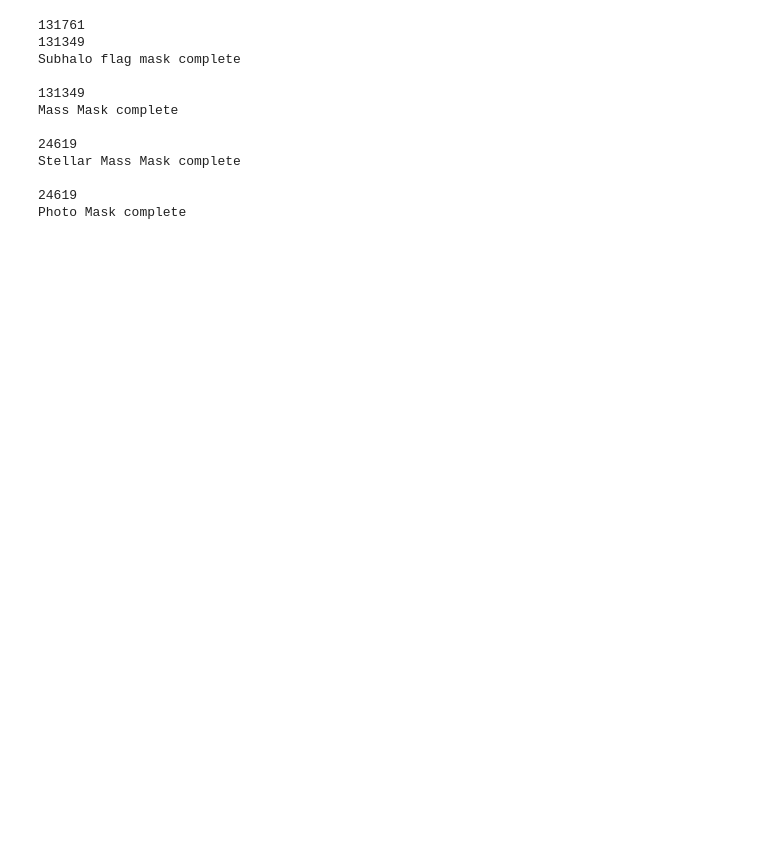
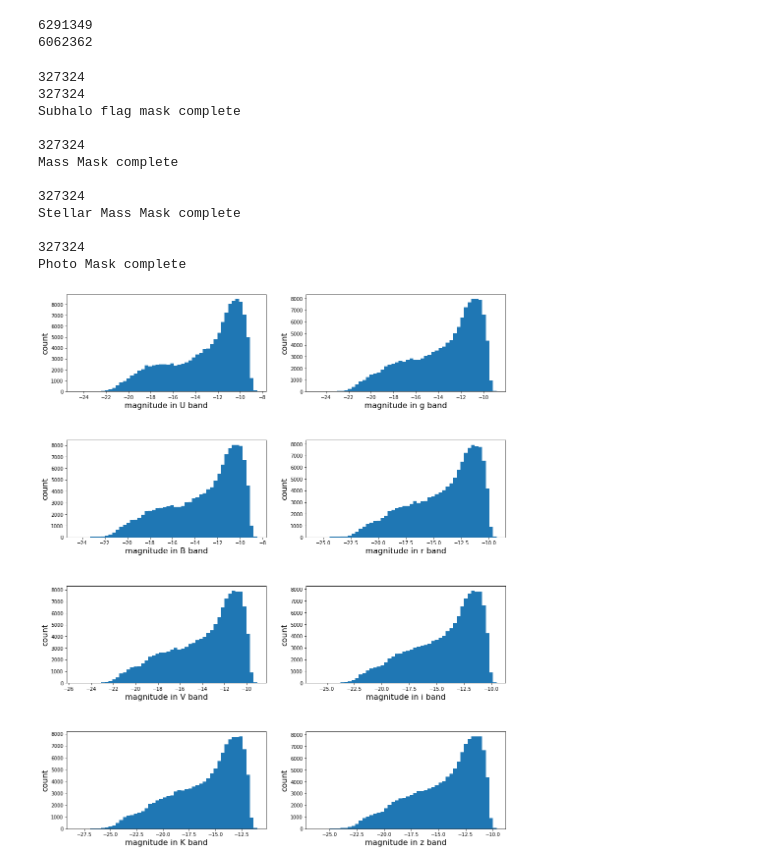
Before and after one commit to hereami321/IllustrisGalaxyAnalysis, a Jupyter notebook: Color Plots IllustrisTNG.ipynb, the cells around one changed output. Cells and saved outputs as stored; diff of their text form; code cells hidden in the pictures; blank space fills up the shorter version.

```diff
--- a/Color Plots IllustrisTNG.ipynb
+++ b/Color Plots IllustrisTNG.ipynb
@@ -7,8 +7,12 @@ import scipy
 from astropy.table import Table
 # %%
 #Load TNG
-basePath = 'D:/Buhv2020Work/Illustris-3/output'
-snapshot_ind = 66 #redshift ?
+#Illustris-3
+basePath = 'D:/Buhv2020Work/illustris-100-1/output'
+snapshot_ind = 99 #redshift ?
+
+header = il.groupcat.loadHeader(basePath, snapshot_ind)
+scale_factor = header['Time']
 
 subhalo_grp = il.groupcat.loadSubhalos(basePath, snapshot_ind)
 halo_grp = il.groupcat.loadHalos(basePath, snapshot_ind)
@@ -27,14 +31,33 @@ for i in range(1, len(halo_keys)):
 #print(subhalo_table)
 #print(halo_table)
 # %%
+
 #We start out by masking out halos with no subhalohalo_table['GroupFirstSub'])
-print(len(halo_table['GroupNsubs']))
+#print(np.mean(halo_table['GroupNsubs']))
+"""
+table_cut = halo_table[halo_table['GroupNsubs']>100]
+print(len(table_cut))
+mass = np.array(np.log10(table_cut["GroupMass"]*1e10/0.704))
+print(np.mean(mass))
+plt.hist(mass, bins=100)
+plt.show()
+"""
+"""
+mass = np.array(np.log10(halo_table["GroupMass"]*1e10/0.704))
+print(len(halo_table[mass>12.5]))
+print(len(halo_table))
+"""
+print(len(halo_table))
+print(len(halo_table[halo_table['GroupLenType'][:,4]<1]))
 
 #plt.hist(halo_table['GroupLen'], bins=100)
-sorted = np.sort(halo_table['GroupLen'])
-print(sorted[0:130000])
+#sorted = np.sort(halo_table['GroupLen'])
+#print(sorted[0:130000])
 
-plt.hist(sorted[0:130000], bins=100)
+#plt.hist(sorted[0:130000], bins=100)
+# %% [output]
+6291349
+6062362
 # %%
 #Applying basic subahlo cuts to remove junk data:
 print(len(subhalo_table))
@@ -42,6 +65,7 @@ print(len(subhalo_table))
 subhalo_table = subhalo_table[subhalo_table['SubhaloFlag']]
 print(len(subhalo_table))
 print('Subhalo flag mask complete\n')
+
 
 subhalo_table = subhalo_table[subhalo_table['SubhaloMass']!=0]
 print(len(subhalo_table))
@@ -60,31 +84,34 @@ print(len(subhalo_table))
 print('Photo Mask complete \n\n')
 pre_masscut = subhalo_table
 # %% [output]
-131761
-131349
+327324
+327324
 Subhalo flag mask complete
 
-131349
+327324
 Mass Mask complete
 
-24619
+327324
 Stellar Mass Mask complete
 
-24619
+327324
 Photo Mask complete
 # %%
+#Overall plot
 subhalomass = np.array(np.log10(subhalo_table["SubhaloMassInHalfRad"]*1e10/0.704))
-mask = subhalomass > 10.3
+mask = subhalomass > 9
 st = subhalo_table[mask]
-
+#st = subhalo_table
 fig, ax = plt.subplots(4,2)
 fig.set_size_inches(16,20)
 plt.subplots_adjust(hspace = 0.5)
 band_names = ['U', 'B', 'V','K', 'g', 'r', 'i', 'z']
 for bands in range(8):
     mag = st['SubhaloStellarPhotometrics'][:,bands]
     ax[bands%4][bands//4].hist(mag, bins=50)
     ax[bands%4][bands//4].set_xlabel('magnitude in ' + band_names[bands] + " band", fontsize = 16 )
     ax[bands%4][bands//4].set_ylabel('count', fontsize = 16)
 
 plt.show()
+# %% [output]
+[figure, added]
```
Also changed, not shown: parts of 17 cells of this notebook, 1 other file.
